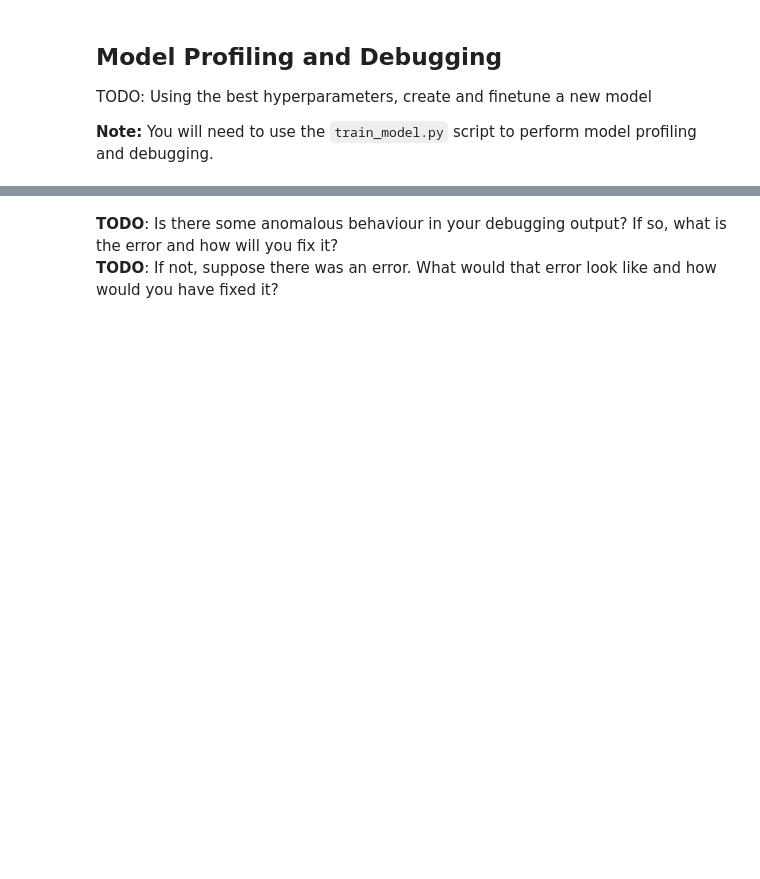
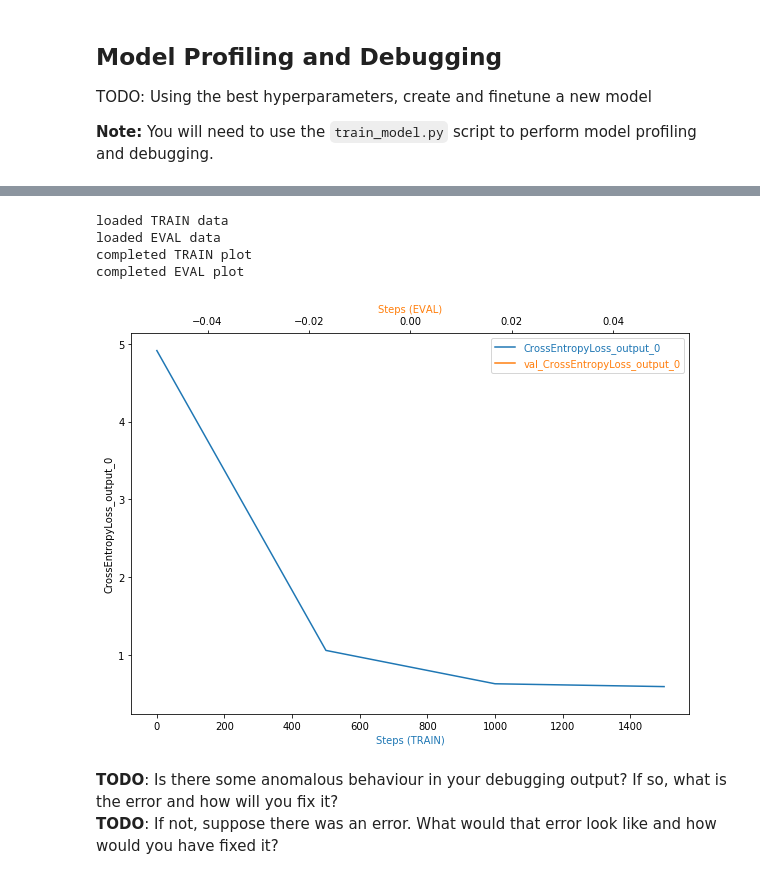
Before and after one commit to jjput1/DogNN, a Jupyter notebook: train_and_deploy.ipynb, the cells around one changed output, grey strips where cells are left out. Saved outputs shown, nothing was run; the diff lists cells and outputs as text; code cells hidden in the pictures; blank space fills up the shorter version.

```diff
--- a/train_and_deploy.ipynb
+++ b/train_and_deploy.ipynb
@@ -221,0 +250,6 @@ Billable seconds: 20060
+# %%
+# TODO: Plot a debugging output.
+from smdebug.trials import create_trial
+from smdebug.core.modes import ModeKeys
+
+trial = create_trial(estimator.latest_job_debugger_artifacts_path())
@@ -222,3 +288,47 @@ Billable seconds: 20060
+# %%
+import matplotlib.pyplot as plt
+from mpl_toolkits.axes_grid1 import host_subplot
+
+
+def plot_tensor(trial, tensor_name):
+
+    steps_train, vals_train = get_data(trial, tensor_name, mode=ModeKeys.TRAIN)
+    print("loaded TRAIN data")
+    steps_eval, vals_eval = get_data(trial, tensor_name, mode=ModeKeys.EVAL)
+    print("loaded EVAL data")
+
+    fig = plt.figure(figsize=(10, 7))
+    host = host_subplot(111)
+
+    par = host.twiny()
+
+    host.set_xlabel("Steps (TRAIN)")
+    par.set_xlabel("Steps (EVAL)")
+    host.set_ylabel(tensor_name)
+
+    (p1,) = host.plot(steps_train, vals_train, label=tensor_name)
+    print("completed TRAIN plot")
+    (p2,) = par.plot(steps_eval, vals_eval, label="val_" + tensor_name)
+    print("completed EVAL plot")
+    leg = plt.legend()
+
+    host.xaxis.get_label().set_color(p1.get_color())
+    leg.texts[0].set_color(p1.get_color())
+
+    par.xaxis.get_label().set_color(p2.get_color())
+    leg.texts[1].set_color(p2.get_color())
+
+    plt.ylabel(tensor_name)
+
+    plt.show()
+# %%
+plot_tensor(trial, "CrossEntropyLoss_output_0")
+# %% [output]
+loaded TRAIN data
+loaded EVAL data
+completed TRAIN plot
+completed EVAL plot
+[figure, added]
 # %% [markdown]
 **TODO**: Is there some anomalous behaviour in your debugging output? If so, what is the error and how will you fix it?
 **TODO**: If not, suppose there was an error. What would that error look like and how would you have fixed it?
```
Also changed, not shown: parts of 26 cells of this notebook, 1 other file.
